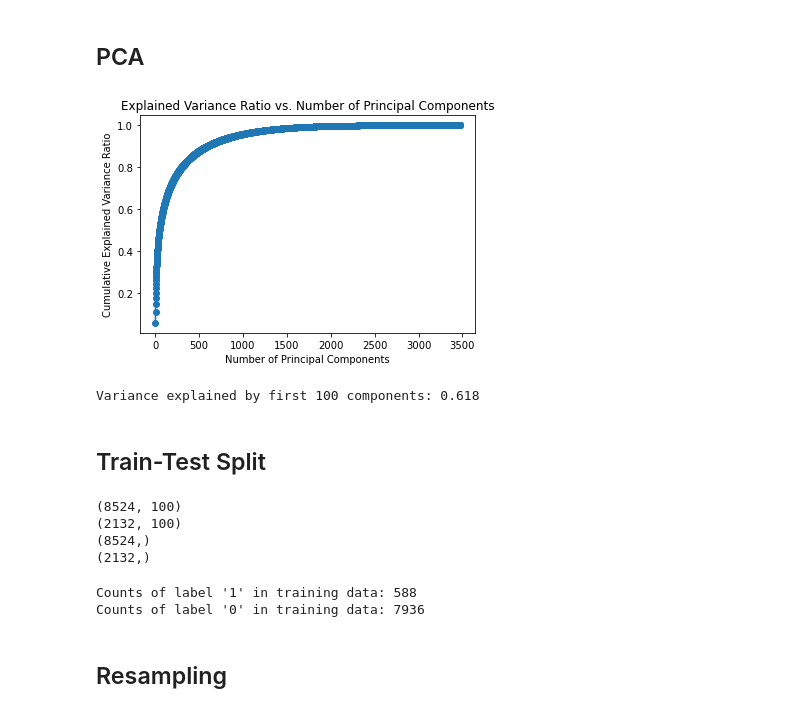
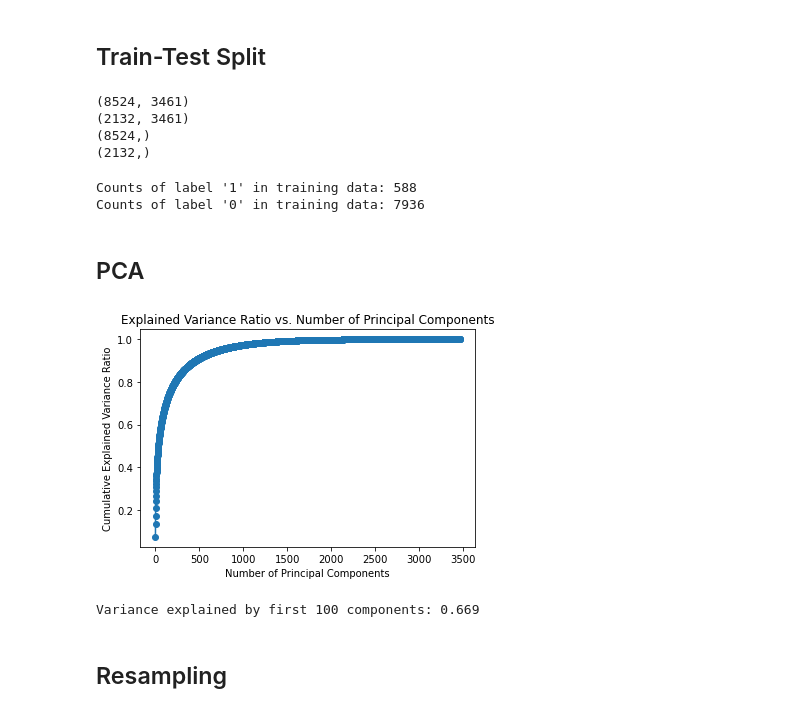
Before and after one commit to cheryltan17/DSA4263-Project, a Jupyter notebook: Models/Models.ipynb, the cells around one changed output. Cells and saved outputs as stored; diff of their text form; code cells hidden in the pictures.

Commit message:
reran models with updated df

```diff
--- a/Models/Models.ipynb
+++ b/Models/Models.ipynb
@@ -16,4 +16,4 @@ from sklearn.metrics import accuracy_score, classification_report, roc_curve, co
 # %%
 import Models
 # %%
-df = pd.read_csv('C:/Users/cheryl/Downloads/df_for_model.csv', encoding='latin-1')
+df = pd.read_csv('df_before_modelling_new.csv', encoding='latin-1')
@@ -19,0 +22,2 @@ df = pd.read_csv('C:/Users/cheryl/Downloads/df_for_model.csv', encoding='latin-1
+# %%
+df = df.drop(columns=["Unnamed: 0", "Fraudulent"])
@@ -29,41 +38,42 @@ for col in embedded_cols:
     df[col] = df[col].apply(Models.convert_to_array)
 # %%
 X = Models.flatten(df)
+df1 = pd.DataFrame(X)
+# %% [markdown]
+## Train-Test Split
+# %%
+X_train, X_test, y_train, y_test = train_test_split(df1, y, test_size = 0.2, random_state = 4263)
+print(X_train.shape)
+print(X_test.shape)
+print(y_train.shape)
+print(y_test.shape)
+# %% [output]
+(8524, 3461)
+(2132, 3461)
+(8524,)
+(2132,)
+# %%
+print("Counts of label '1' in training data: {}".format(sum(y_train == 1)))
+print("Counts of label '0' in training data: {}".format(sum(y_train == 0)))
+# %% [output]
+Counts of label '1' in training data: 588
+Counts of label '0' in training data: 7936
 # %% [markdown]
 ## PCA
 # %%
+## scale training data before applying PCA
 scaler = StandardScaler()
-X_std = scaler.fit_transform(X)
+X_train = scaler.fit_transform(X_train)
+X_test = scaler.transform(X_test)
 # %%
-X_pca = Models.do_pca(X_std)
+X_pca = Models.do_pca(X_train)
 # %% [output]
-[figure, old version]
+[figure, new version]
 # %%
 pca = PCA(n_components = 100)
-X_pca = pca.fit_transform(X_std)
+X_pca = pca.fit_transform(X_train)
 explained_variance = pca.explained_variance_ratio_
 variance_first_100 = explained_variance.sum()
 print(f"Variance explained by first 100 components: {variance_first_100:.3f}")
 # %% [output]
-Variance explained by first 100 components: 0.618
+Variance explained by first 100 components: 0.669
-# %% [markdown]
-## Train-Test Split
-# %%
-df1 = pd.DataFrame(X_pca)
-y = df['Fraudulent']
-X_train, X_test, y_train, y_test = train_test_split(df1, y, test_size = 0.2, random_state = 4263)
-print(X_train.shape)
-print(X_test.shape)
-print(y_train.shape)
-print(y_test.shape)
-# %% [output]
-(8524, 100)
-(2132, 100)
-(8524,)
-(2132,)
-# %%
-print("Counts of label '1' in training data: {}".format(sum(y_train == 1)))
-print("Counts of label '0' in training data: {}".format(sum(y_train == 0)))
-# %% [output]
-Counts of label '1' in training data: 588
-Counts of label '0' in training data: 7936
```
Also changed, not shown: parts of 74 cells of this notebook, 1 other file.
